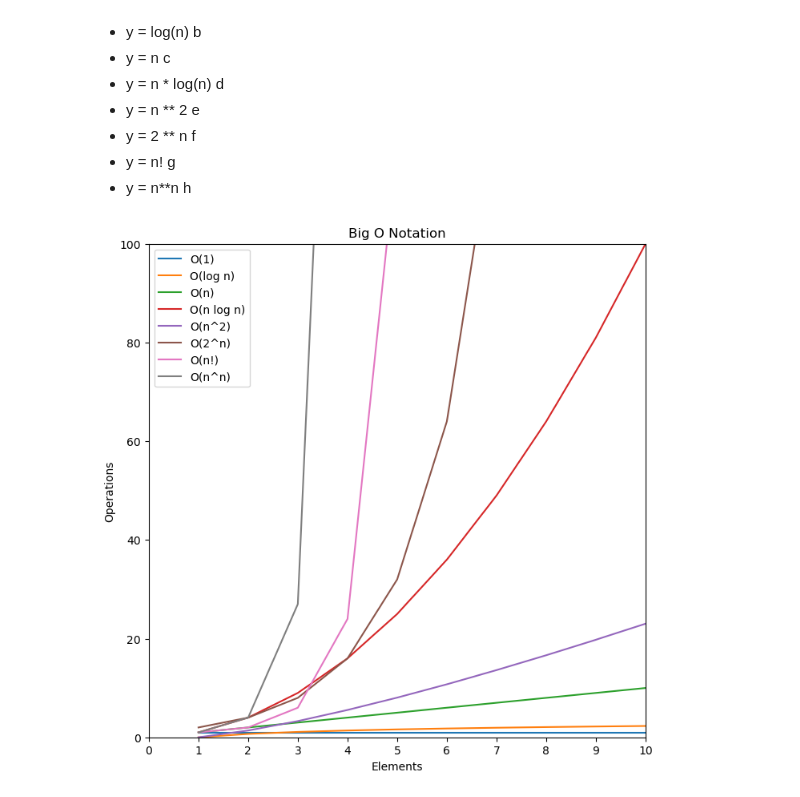
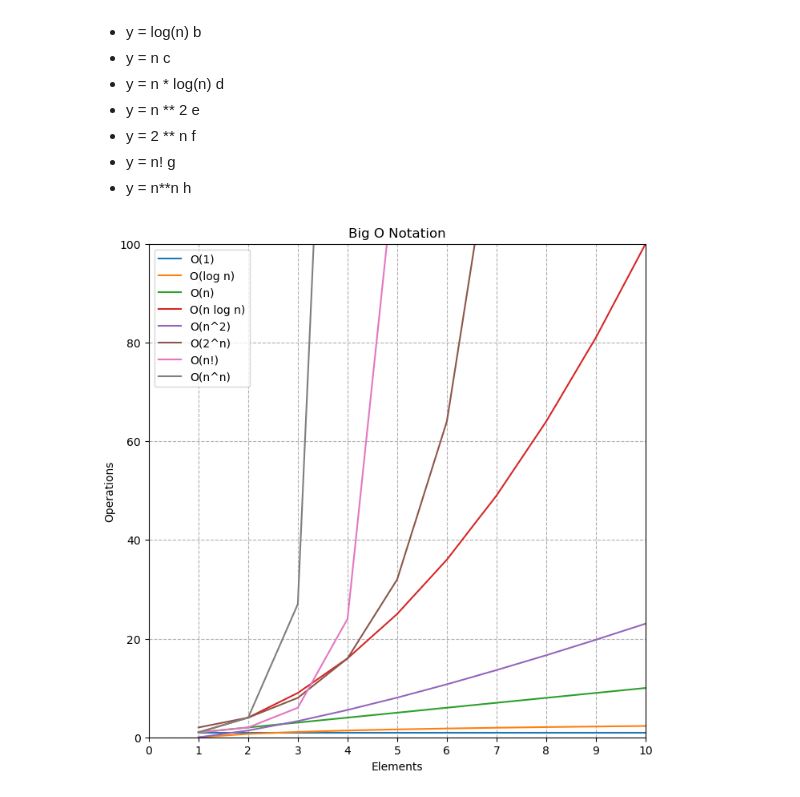
Before and after one commit to nickpedri/numpy-pandas-visualization-exercises, a Jupyter notebook: big_o_notation.ipynb, the cells around one changed output. Drawn from its saved outputs; the diff is of its cells as text; code cells hidden in the pictures.

```diff
--- a/big_o_notation.ipynb
+++ b/big_o_notation.ipynb
@@ -62,23 +61,24 @@ h = pd.DataFrame(hd)
 # %%
 plt.figure(figsize=(8,8))
 plt.xticks(range(0,11))
 plt.ylim(0,100)
 plt.xlim(0,10)
 plt.title('Big O Notation')
 plt.xlabel('Elements')
 plt.ylabel('Operations')
+plt.grid(True, ls = '--')
 
 plt.plot(a.x,a.y,label='O(1)')
 plt.plot(b.x,b.y,label='O(log n)')
 plt.plot(c.x,c.y,label='O(n)')
 plt.plot(d.x,d.y,label='O(n log n)')
 plt.plot(e.x,e.y,label='O(n^2)')
 plt.plot(f.x,f.y,label='O(2^n)')
 plt.plot(g.x,g.y,label='O(n!)')
 plt.plot(h.x,h.y,label='O(n^n)')
 
 
 plt.legend()
 plt.show()
 # %% [output]
-[figure, old version]
+[figure, new version]
```
Also changed, not shown: parts of 1 cell of this notebook, 1 other file.
